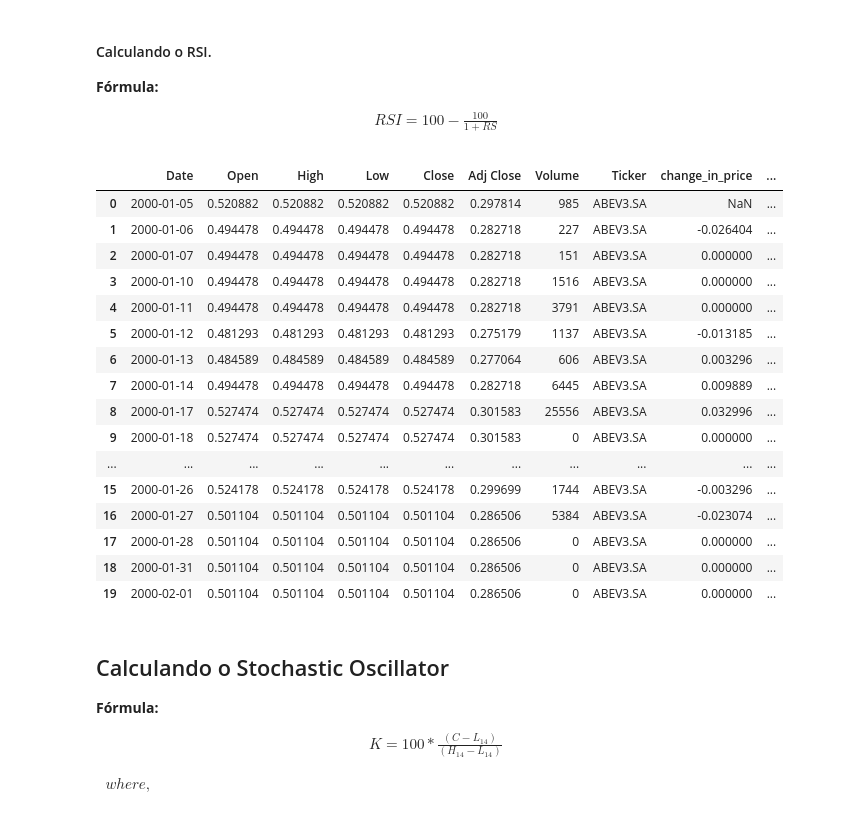
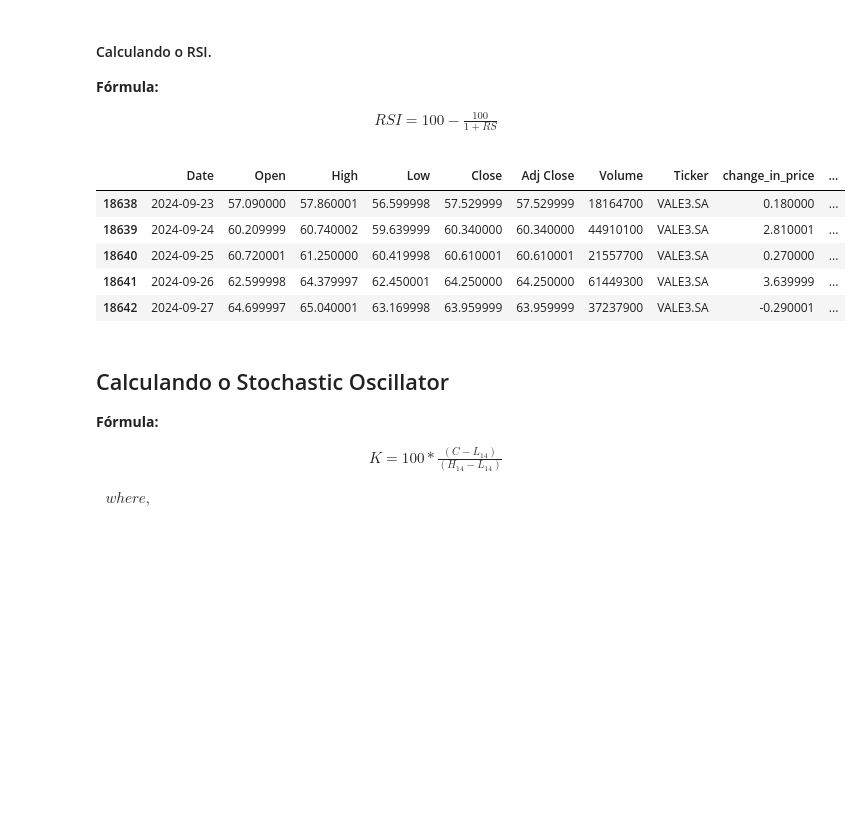
Before and after one commit to Bruno-Santana-Eco/TCC_Machine_learning, a Jupyter notebook: Random Forest 1.ipynb, the cells around one changed output. Drawn from its saved outputs; the diff is of its cells as text; code cells hidden in the pictures; blank space fills up the shorter version.

```diff
--- a/Random Forest 1.ipynb
+++ b/Random Forest 1.ipynb
@@ -76,17 +71,17 @@ def calculate_target(data, d):
 
 
 # Aplicando a suavização exponencial
-alpha = 0.5
+alpha = 0.10
 price_data['Smoothed_Close'] = price_data.groupby('Ticker')['Close'].transform(
     lambda x: exponential_smoothing(x.values, alpha)
 )
 
 # Calculando o target para d = 5 dias
-d = 3
-price_data['Target'] = price_data.groupby('Ticker')['Smoothed_Close'].transform(
+d = 10
+price_data['Prediction'] = price_data.groupby('Ticker')['Smoothed_Close'].transform(
     lambda x: calculate_target(x, d)
 )
 
-price_data.head(10)
+price_data.head()
 # %% [output]
 |  | Date | Open | High | Low | Close | Adj Close | Volume | Ticker | change_in_price | ... |
@@ -134,50 +128,39 @@ price_data[price_data.isna().any(axis = 1)]
 # Período do indicador.
 n = 14
 
 # Dias de alta e dias de baixa
 up_df, down_df = price_data[['Ticker','change_in_price']].copy(), price_data[['Ticker','change_in_price']].copy()
 
 # Salvando a diferença para dias de alta.
 up_df.loc['change_in_price'] = up_df.loc[(up_df['change_in_price'] < 0), 'change_in_price'] = 0
 
 # Salvando a diferença para dias de baixa
 down_df.loc['change_in_price'] = down_df.loc[(down_df['change_in_price'] > 0), 'change_in_price'] = 0
 
 # Colocando as diferenças do dia de baixa em termos absolutos
 down_df['change_in_price'] = down_df['change_in_price'].abs()
 
 
 ewma_up = up_df.groupby('Ticker')['change_in_price'].transform(lambda x: x.ewm(span = n).mean())
 ewma_down = down_df.groupby('Ticker')['change_in_price'].transform(lambda x: x.ewm(span = n).mean())
 
 relative_strength = ewma_up / ewma_down
 
 # Calculando o indicador
 relative_strength_index = 100.0 - (100.0 / (1.0 + relative_strength))
 
 price_data['down_days'] = down_df['change_in_price']
 price_data['up_days'] = up_df['change_in_price']
 price_data['RSI'] = relative_strength_index
 
-price_data.head(20)
+price_data.tail()
 # %% [output]
 |  | Date | Open | High | Low | Close | Adj Close | Volume | Ticker | change_in_price | ... |
-| 0 | 2000-01-05 | 0.520882 | 0.520882 | 0.520882 | 0.520882 | 0.297814 | 985 | ABEV3.SA | NaN | ... |
-| 1 | 2000-01-06 | 0.494478 | 0.494478 | 0.494478 | 0.494478 | 0.282718 | 227 | ABEV3.SA | -0.026404 | ... |
-| 2 | 2000-01-07 | 0.494478 | 0.494478 | 0.494478 | 0.494478 | 0.282718 | 151 | ABEV3.SA | 0.000000 | ... |
-| 3 | 2000-01-10 | 0.494478 | 0.494478 | 0.494478 | 0.494478 | 0.282718 | 1516 | ABEV3.SA | 0.000000 | ... |
-| 4 | 2000-01-11 | 0.494478 | 0.494478 | 0.494478 | 0.494478 | 0.282718 | 3791 | ABEV3.SA | 0.000000 | ... |
-| 5 | 2000-01-12 | 0.481293 | 0.481293 | 0.481293 | 0.481293 | 0.275179 | 1137 | ABEV3.SA | -0.013185 | ... |
-| 6 | 2000-01-13 | 0.484589 | 0.484589 | 0.484589 | 0.484589 | 0.277064 | 606 | ABEV3.SA | 0.003296 | ... |
-| 7 | 2000-01-14 | 0.494478 | 0.494478 | 0.494478 | 0.494478 | 0.282718 | 6445 | ABEV3.SA | 0.009889 | ... |
-| 8 | 2000-01-17 | 0.527474 | 0.527474 | 0.527474 | 0.527474 | 0.301583 | 25556 | ABEV3.SA | 0.032996 | ... |
-| 9 | 2000-01-18 | 0.527474 | 0.527474 | 0.527474 | 0.527474 | 0.301583 | 0 | ABEV3.SA | 0.000000 | ... |
-| ... | ... | ... | ... | ... | ... | ... | ... | ... | ... | ... |
-| 15 | 2000-01-26 | 0.524178 | 0.524178 | 0.524178 | 0.524178 | 0.299699 | 1744 | ABEV3.SA | -0.003296 | ... |
-| 16 | 2000-01-27 | 0.501104 | 0.501104 | 0.501104 | 0.501104 | 0.286506 | 5384 | ABEV3.SA | -0.023074 | ... |
-| 17 | 2000-01-28 | 0.501104 | 0.501104 | 0.501104 | 0.501104 | 0.286506 | 0 | ABEV3.SA | 0.000000 | ... |
-| 18 | 2000-01-31 | 0.501104 | 0.501104 | 0.501104 | 0.501104 | 0.286506 | 0 | ABEV3.SA | 0.000000 | ... |
-| 19 | 2000-02-01 | 0.501104 | 0.501104 | 0.501104 | 0.501104 | 0.286506 | 0 | ABEV3.SA | 0.000000 | ... |
+| 18638 | 2024-09-23 | 57.090000 | 57.860001 | 56.599998 | 57.529999 | 57.529999 | 18164700 | VALE3.SA | 0.180000 | ... |
+| 18639 | 2024-09-24 | 60.209999 | 60.740002 | 59.639999 | 60.340000 | 60.340000 | 44910100 | VALE3.SA | 2.810001 | ... |
+| 18640 | 2024-09-25 | 60.720001 | 61.250000 | 60.419998 | 60.610001 | 60.610001 | 21557700 | VALE3.SA | 0.270000 | ... |
+| 18641 | 2024-09-26 | 62.599998 | 64.379997 | 62.450001 | 64.250000 | 64.250000 | 61449300 | VALE3.SA | 3.639999 | ... |
+| 18642 | 2024-09-27 | 64.699997 | 65.040001 | 63.169998 | 63.959999 | 63.959999 | 37237900 | VALE3.SA | -0.290001 | ... |
 # %% [markdown]
 ## Calculando o Stochastic Oscillator
 
```
Also changed, not shown: parts of 23 cells of this notebook.
